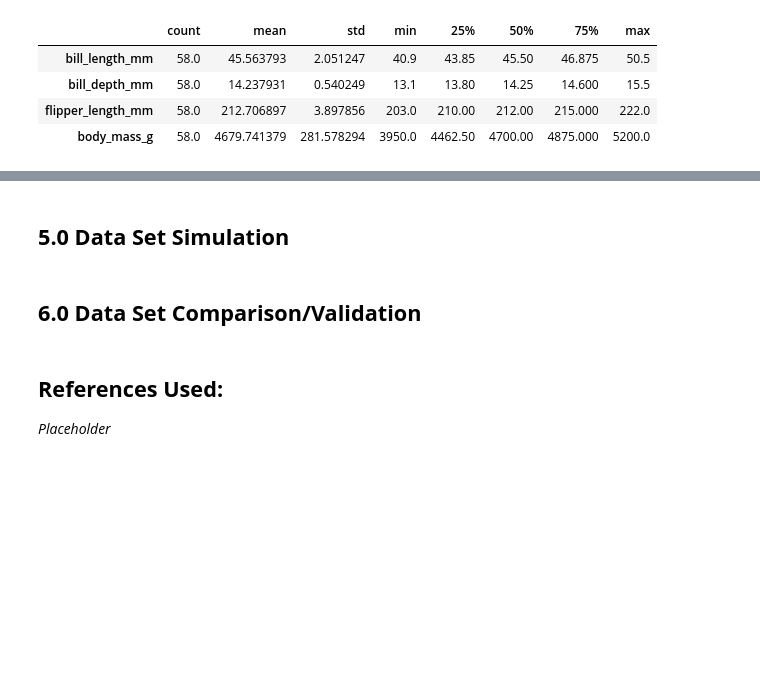
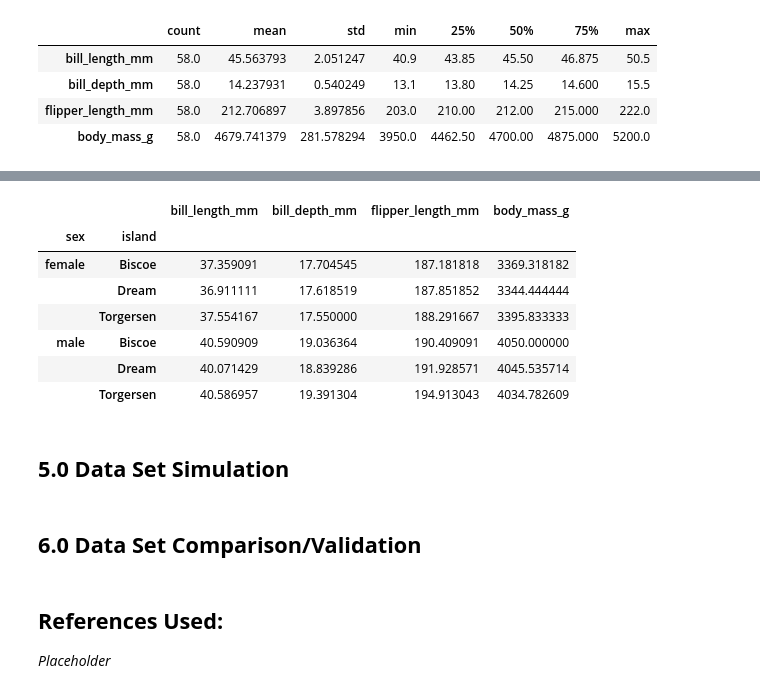
Before and after one commit to ssteffens/programming-data-analysis-project, a Jupyter notebook: project.ipynb, the cells around one changed output, grey strips where cells are left out. Drawn from its saved outputs; the diff is of its cells as text; code cells hidden in the pictures; blank space fills up the shorter version.

```diff
--- a/project.ipynb
+++ b/project.ipynb
@@ -466,6 +561,20 @@ female_gentoo.describe().transpose()
+# %%
+# Comparing averages for species Adelie
+adelie.groupby(['sex', 'island']).mean()
+# %% [output]
+|  |  | bill_length_mm | bill_depth_mm | flipper_length_mm | body_mass_g |
+| sex | island |  |  |  |  |
+| female | Biscoe | 37.359091 | 17.704545 | 187.181818 | 3369.318182 |
+|  | Dream | 36.911111 | 17.618519 | 187.851852 | 3344.444444 |
+|  | Torgersen | 37.554167 | 17.550000 | 188.291667 | 3395.833333 |
+| male | Biscoe | 40.590909 | 19.036364 | 190.409091 | 4050.000000 |
+|  | Dream | 40.071429 | 18.839286 | 191.928571 | 4045.535714 |
+|  | Torgersen | 40.586957 | 19.391304 | 194.913043 | 4034.782609 |
 # %% [markdown]
+<a id='part5.0'></a>
 ## **5.0 Data Set Simulation**
 # %% [markdown]
+<a id='part6.0'></a>
 ## **6.0 Data Set Comparison/Validation**
 # %% [markdown]
 ## **References Used:**
```
Also changed, not shown: parts of 19 cells of this notebook.
